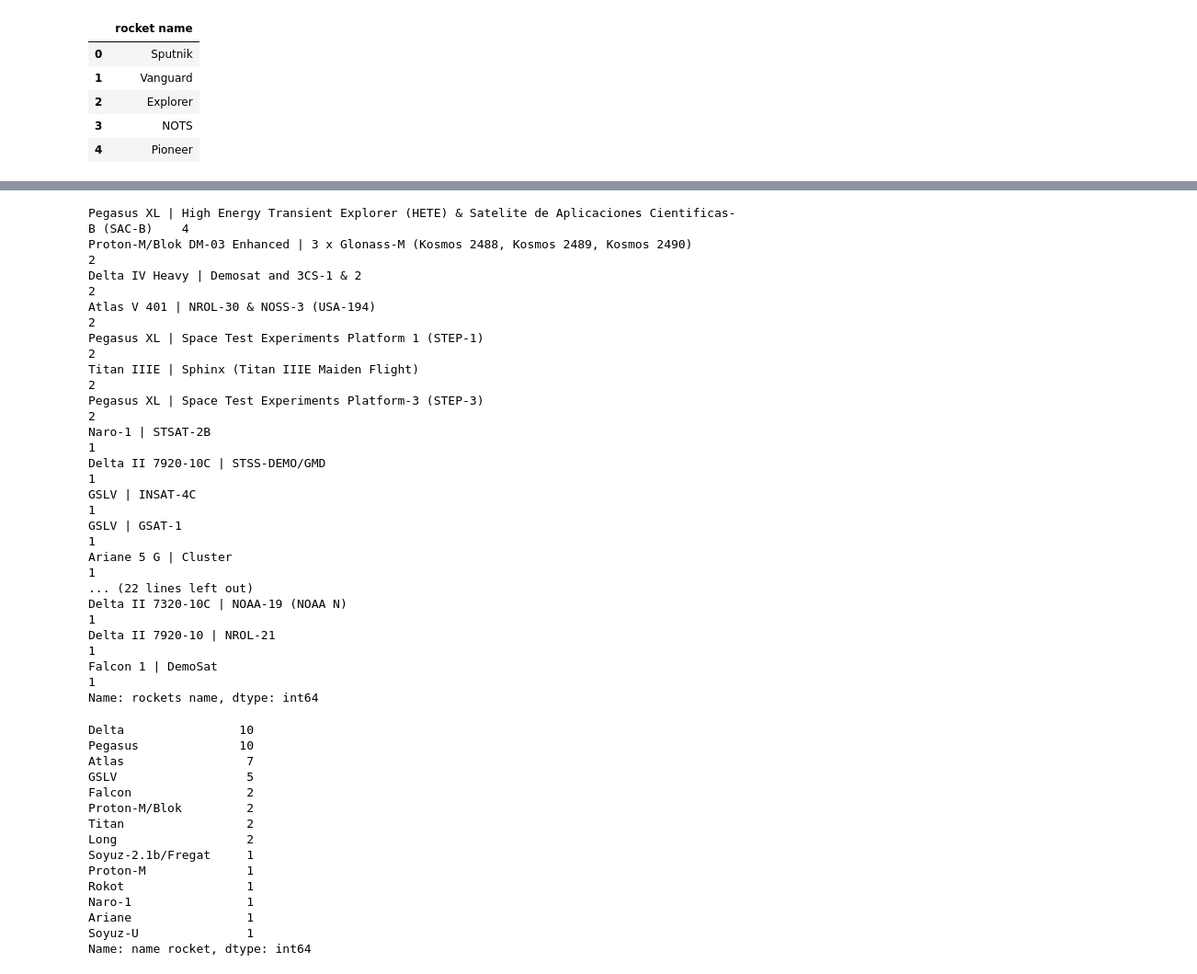
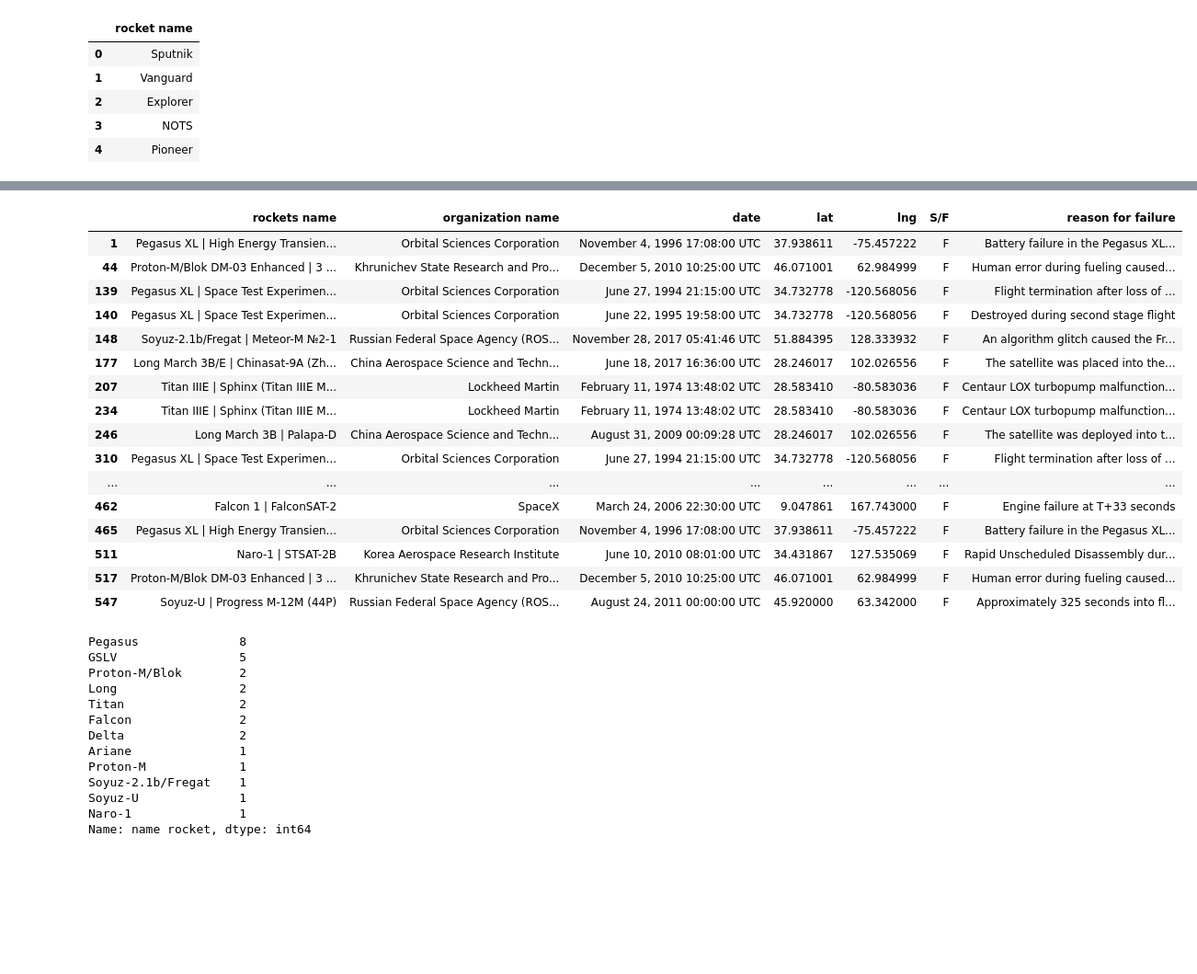
Before and after one commit to anyx8860/rocket, a Jupyter notebook: rocket/Rocket_analys.ipynb, the cells around one changed output, grey strips where cells are left out. Shown: that part at 92% size. Saved outputs shown, nothing was run; the diff lists cells and outputs as text; code cells hidden in the pictures; blank space fills up the shorter version.

```diff
--- a/rocket/Rocket_analys.ipynb
+++ b/rocket/Rocket_analys.ipynb
@@ -126,23 +124,24 @@ Name: year, dtype: int64
 # %%
 rock_fails['rockets name'].value_counts()
+rock_fails
 # %% [output]
-Pegasus XL | High Energy Transient Explorer (HETE) & Satelite de Aplicaciones Cientificas-B (SAC-B)    4
-Proton-M/Blok DM-03 Enhanced | 3 x Glonass-M (Kosmos 2488, Kosmos 2489, Kosmos 2490)                   2
-Delta IV Heavy | Demosat and 3CS-1 & 2                                                                 2
-Atlas V 401 | NROL-30 & NOSS-3 (USA-194)                                                               2
-Pegasus XL | Space Test Experiments Platform 1 (STEP-1)                                                2
-Titan IIIE | Sphinx (Titan IIIE Maiden Flight)                                                         2
-Pegasus XL | Space Test Experiments Platform-3 (STEP-3)                                                2
-Naro-1 | STSAT-2B                                                                                      1
-Delta II 7920-10C | STSS-DEMO/GMD                                                                      1
-GSLV | INSAT-4C                                                                                        1
-GSLV | GSAT-1                                                                                          1
-Ariane 5 G | Cluster                                                                                   1
-... (22 lines left out)
-Delta II 7320-10C | NOAA-19 (NOAA N)                                                                   1
-Delta II 7920-10 | NROL-21                                                                             1
-Falcon 1 | DemoSat                                                                                     1
-Name: rockets name, dtype: int64
+|  | rockets name | organization name | date | lat | lng | S/F | reason for failure |
+| 1 | Pegasus XL | High Energy Transien... | Orbital Sciences Corporation | November 4, 1996 17:08:00 UTC | 37.938611 | -75.457222 | F | Battery failure in the Pegasus XL... |
+| 44 | Proton-M/Blok DM-03 Enhanced | 3 ... | Khrunichev State Research and Pro... | December 5, 2010 10:25:00 UTC | 46.071001 | 62.984999 | F | Human error during fueling caused... |
+| 139 | Pegasus XL | Space Test Experimen... | Orbital Sciences Corporation | June 27, 1994 21:15:00 UTC | 34.732778 | -120.568056 | F | Flight termination after loss of ... |
+| 140 | Pegasus XL | Space Test Experimen... | Orbital Sciences Corporation | June 22, 1995 19:58:00 UTC | 34.732778 | -120.568056 | F | Destroyed during second stage flight |
+| 148 | Soyuz-2.1b/Fregat | Meteor-M №2-1 | Russian Federal Space Agency (ROS... | November 28, 2017 05:41:46 UTC | 51.884395 | 128.333932 | F | An algorithm glitch caused the Fr... |
+| 177 | Long March 3B/E | Chinasat-9A (Zh... | China Aerospace Science and Techn... | June 18, 2017 16:36:00 UTC | 28.246017 | 102.026556 | F | The satellite was placed into the... |
+| 207 | Titan IIIE | Sphinx (Titan IIIE M... | Lockheed Martin | February 11, 1974 13:48:02 UTC | 28.583410 | -80.583036 | F | Centaur LOX turbopump malfunction... |
+| 234 | Titan IIIE | Sphinx (Titan IIIE M... | Lockheed Martin | February 11, 1974 13:48:02 UTC | 28.583410 | -80.583036 | F | Centaur LOX turbopump malfunction... |
+| 246 | Long March 3B | Palapa-D | China Aerospace Science and Techn... | August 31, 2009 00:09:28 UTC | 28.246017 | 102.026556 | F | The satellite was deployed into t... |
+| 310 | Pegasus XL | Space Test Experimen... | Orbital Sciences Corporation | June 27, 1994 21:15:00 UTC | 34.732778 | -120.568056 | F | Flight termination after loss of ... |
+| ... | ... | ... | ... | ... | ... | ... | ... |
+| 462 | Falcon 1 | FalconSAT-2 | SpaceX | March 24, 2006 22:30:00 UTC | 9.047861 | 167.743000 | F | Engine failure at T+33 seconds |
+| 465 | Pegasus XL | High Energy Transien... | Orbital Sciences Corporation | November 4, 1996 17:08:00 UTC | 37.938611 | -75.457222 | F | Battery failure in the Pegasus XL... |
+| 511 | Naro-1 | STSAT-2B | Korea Aerospace Research Institute | June 10, 2010 08:01:00 UTC | 34.431867 | 127.535069 | F | Rapid Unscheduled Disassembly dur... |
+| 517 | Proton-M/Blok DM-03 Enhanced | 3 ... | Khrunichev State Research and Pro... | December 5, 2010 10:25:00 UTC | 46.071001 | 62.984999 | F | Human error during fueling caused... |
+| 547 | Soyuz-U | Progress M-12M (44P) | Russian Federal Space Agency (ROS... | August 24, 2011 00:00:00 UTC | 45.920000 | 63.342000 | F | Approximately 325 seconds into fl... |
 # %%
 name = [ i for i in rock_fails['rockets name']]
 name_rocket = []
@@ -153,19 +152,19 @@ for r in name:
 name_rocket = {"name rocket": name_rocket}
 name_rocket = pd.DataFrame(name_rocket)
 name_rocket['name rocket'].value_counts()
+name_rocket_group = name_rocket.groupby('name rocket')
+name_rocket['name rocket'].value_counts()
 # %% [output]
-Delta                10
-Pegasus              10
-Atlas                 7
-GSLV                  5
-Falcon                2
-Proton-M/Blok         2
-Titan                 2
-Long                  2
-Soyuz-2.1b/Fregat     1
-Proton-M              1
-Rokot                 1
-Naro-1                1
-Ariane                1
-Soyuz-U               1
+Pegasus              8
+GSLV                 5
+Proton-M/Blok        2
+Long                 2
+Titan                2
+Falcon               2
+Delta                2
+Ariane               1
+Proton-M             1
+Soyuz-2.1b/Fregat    1
+Soyuz-U              1
+Naro-1               1
 Name: name rocket, dtype: int64
```
Also changed, not shown: parts of 8 cells of this notebook, 11 other files.
